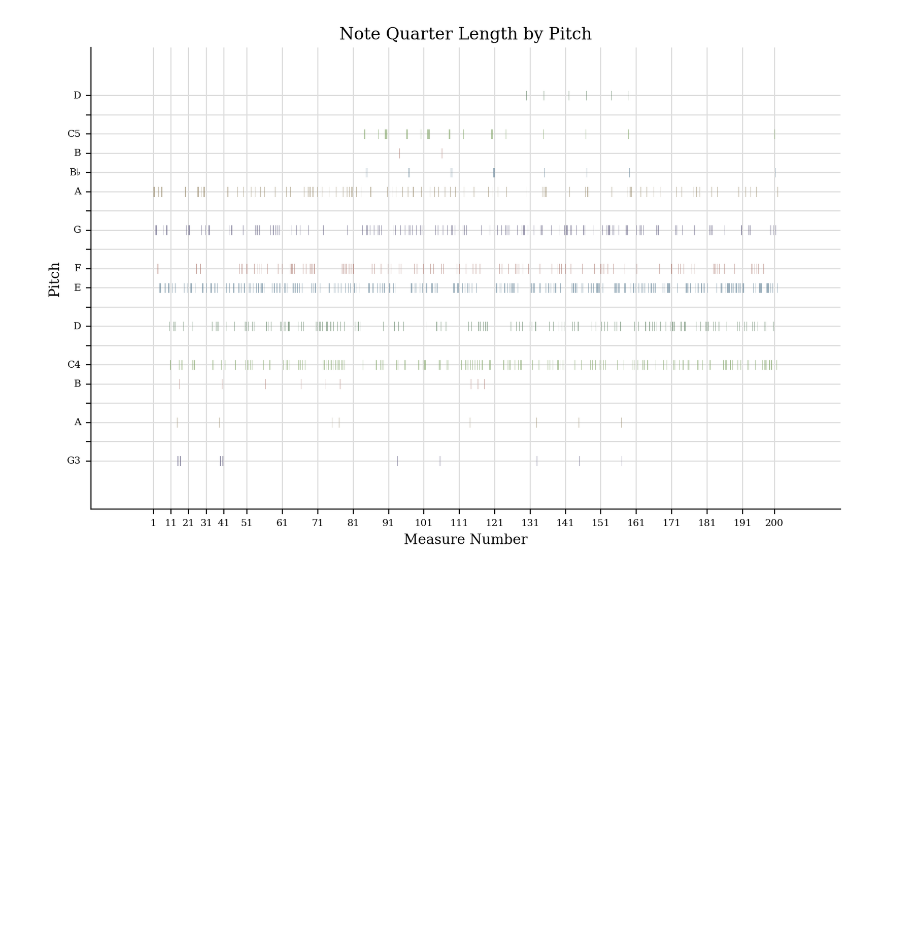
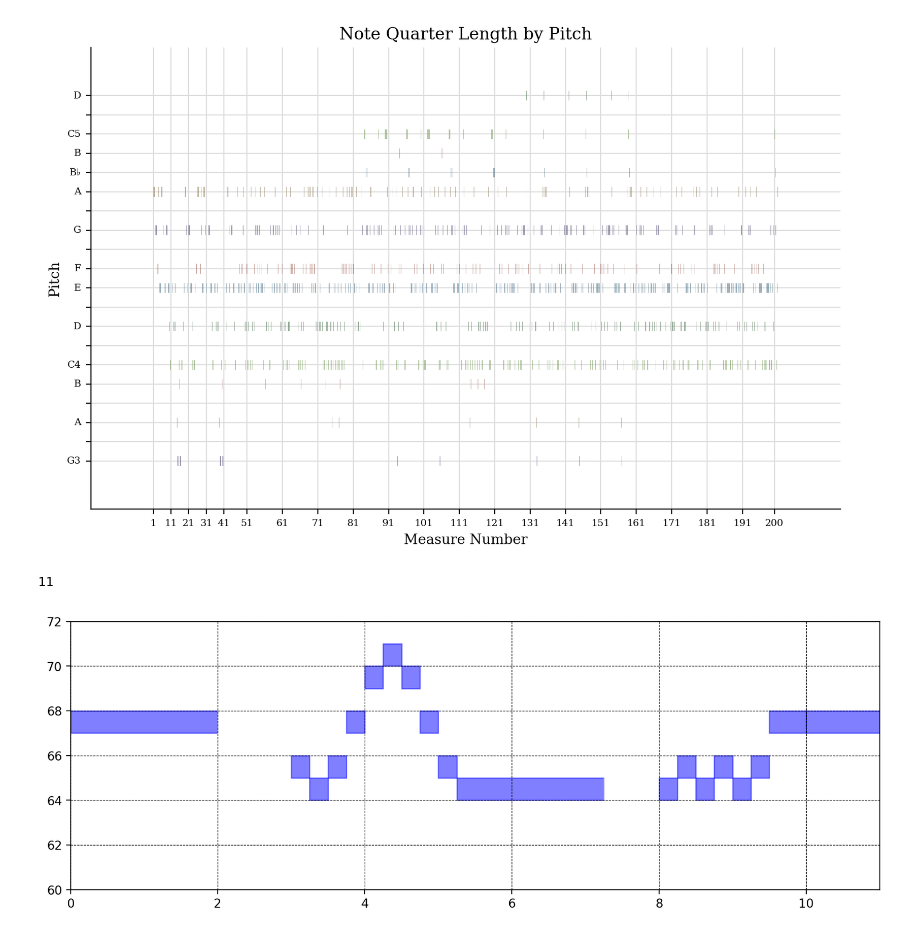
Before and after one commit to abhishekneerr/AMPLab, a Jupyter notebook: ethnonmusicology/Nawab_melodic_similarities.ipynb, the cells around one changed output. Saved outputs shown, nothing was run; the diff lists cells and outputs as text; code cells hidden in the pictures; blank space fills up the shorter version.

Commit message:
added piano roll and image comparison

```diff
--- a/ethnonmusicology/Nawab_melodic_similarities.ipynb
+++ b/ethnonmusicology/Nawab_melodic_similarities.ipynb
@@ -487,3 +587,45 @@ pianoroll_Rasd_Dayl = limited_measures5.plot('pianoroll')
 Measures in part 0: 452
 pianoroll_Rasd_Dayl
 [figure]
+# %%
+import matplotlib.pyplot as plt
+from music21 import *
+
+score = converter.parse('Btayhi_Isbahan.mxl')
+stream = score.parts[0].measures(0, 10)
+
+print(len(stream))
+
+notes = []
+for element in stream.flat.notesAndRests:
+    if isinstance(element, note.Note):
+        pitch = element.pitch.midi
+        start = element.offset
+        duration = element.duration.quarterLength
+        notes.append((pitch, start, duration))
+    elif isinstance(element, note.Rest):
+        start = element.offset
+        duration = element.duration.quarterLength
+        notes.append(('rest', start, duration))
+
+fig = plt.figure(figsize=(12, 4))
+ax = fig.add_subplot(111)
+ax.set_xlim(0, len(stream))
+ax.set_ylim(60, 72)
+note_color = 'blue'  # blue
+rest_color = 'white'  # red
+
+for note in notes:
+    if note[0] == 'rest':
+        rect = plt.Rectangle((note[1], 0), note[2],
+                             128, color=rest_color, alpha=0.5)
+    else:
+        rect = plt.Rectangle((note[1], note[0]),
+                             note[2], 1, color=note_color, alpha=0.5)
+    ax.add_patch(rect)
+
+plt.grid(color='black', linestyle='--', linewidth=0.5)
+plt.show()
+# %% [output]
+11
+[figure, added]
```
Also changed, not shown: parts of 21 cells of this notebook, 6 other files.
